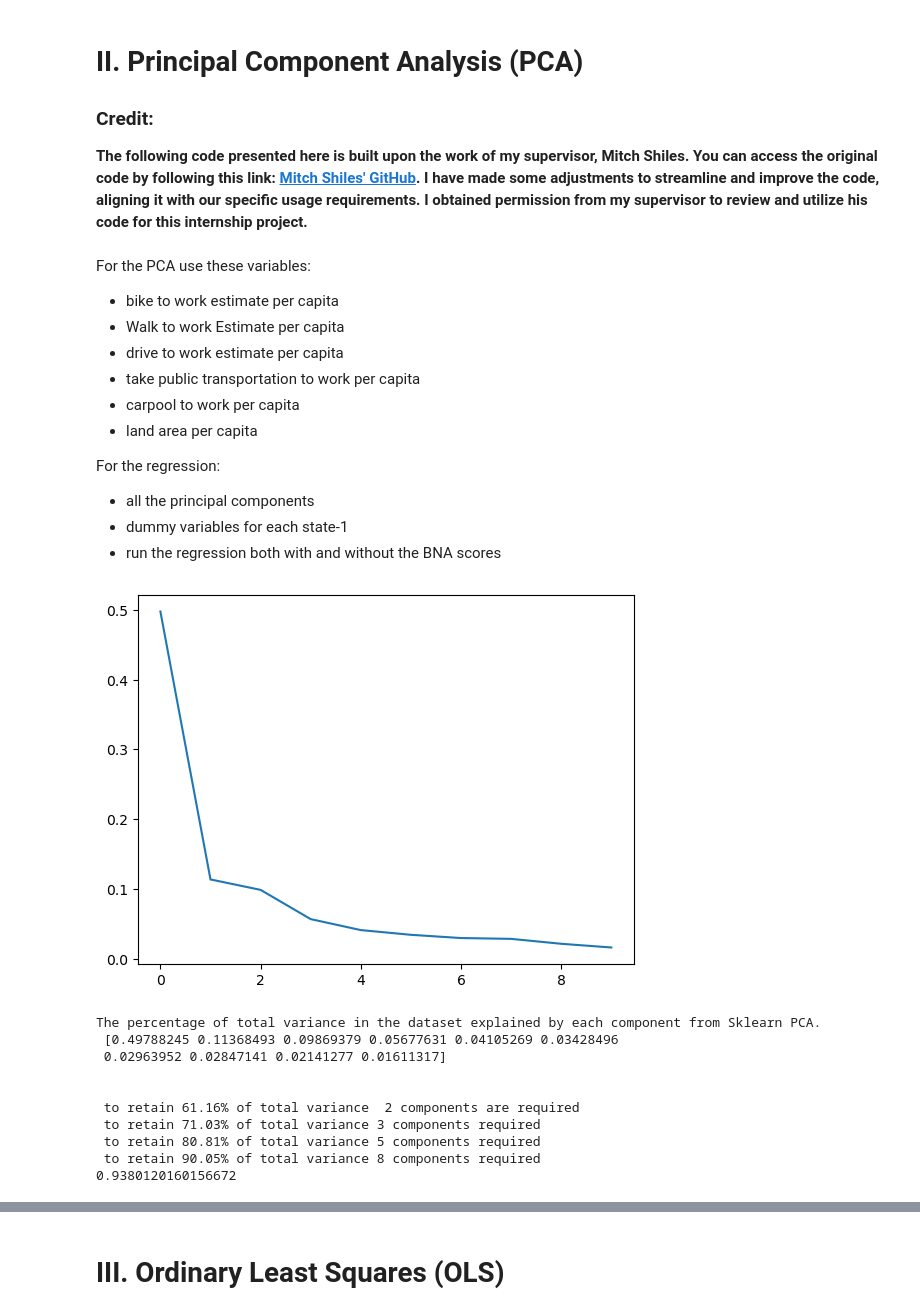
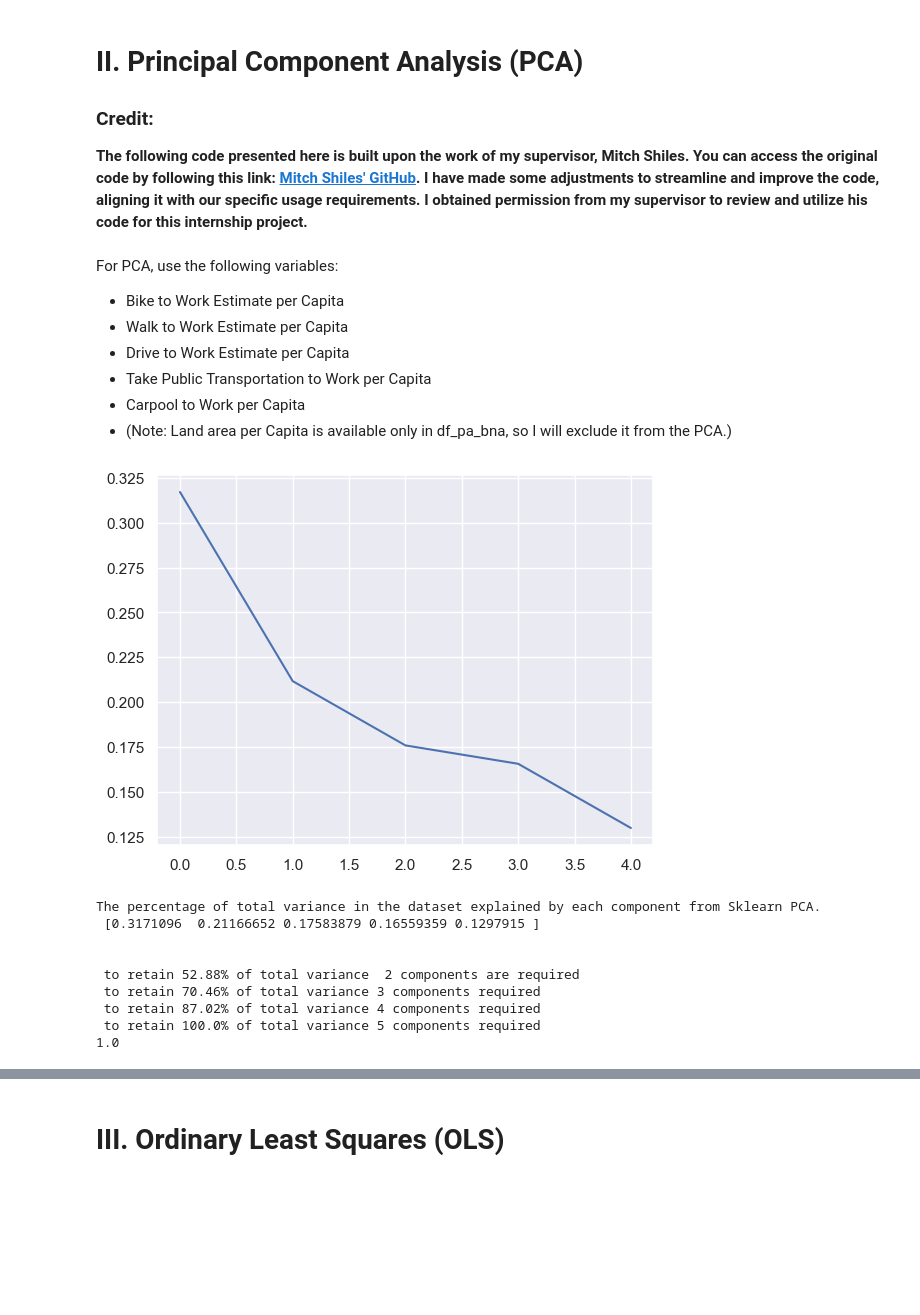
Before and after one commit to margaret613/Carlisle_Borough_Transportation_Study, a Jupyter notebook: crash_analysis_machine_learning_per_capita.ipynb, the cells around one changed output, grey strips where cells are left out. Cells and saved outputs as stored; diff of their text form; code cells hidden in the pictures; blank space fills up the shorter version.

Commit message:
finish run regression for OLS and PCA with and without BNA

```diff
--- a/crash_analysis_machine_learning_per_capita.ipynb
+++ b/crash_analysis_machine_learning_per_capita.ipynb
@@ -214,9 +219,14 @@ df_mass_crash['penn'] = 0
 # %%
-# Drop columns that df_mass_crash does not have
-drop_columns = ['EMPLOYEES_FULL_TIME', 'EMPLOYEES_PART_TIME', 'BICYCLE_SOLO_COUNT', 'BICYCLE_DEATH_SOLO_COUNT', 'BICYCLE_SUSP_SERIOUS_INJ_SOLO_COUNT', 'PED_SOLO_COUNT', 'PED_DEATH_SOLO_COUNT', 'PED_SUSP_SERIOUS_INJ_SOLO_COUNT', 'EMPLOYEES_FULL_TIME_PER_CAPITA', 'EMPLOYEES_PART_TIME_PER_CAPITA', 'BICYCLE_SOLO_COUNT_PER_CAPITA', 'BICYCLE_DEATH_SOLO_COUNT_PER_CAPITA', 'BICYCLE_SUSP_SERIOUS_INJ_SOLO_COUNT_PER_CAPITA', 'PED_SOLO_COUNT_PER_CAPITA', 'PED_DEATH_SOLO_COUNT_PER_CAPITA', 'PED_SUSP_SERIOUS_INJ_SOLO_COUNT_PER_CAPITA']
-df_pa_crash = df_pa_crash.drop(columns=drop_columns)
+# Find the common columns
+common_columns = list(set(df_pa_crash.columns) & set(df_col_crash.columns) & set(df_mass_crash.columns))
 
-# Reorder the columns of the df_mass_crash to match df_pa_crash
+# Keep to have the same columns
+df_mass_crash = df_mass_crash[common_columns]
+df_pa_crash = df_pa_crash[common_columns]
+df_col_crash = df_col_crash[common_columns]
+
+# Reorder the columns of the df_mass_crash and df_col_crash to match df_pa_crash
 df_mass_crash = df_mass_crash[df_pa_crash.columns]
+df_col_crash = df_col_crash[df_pa_crash.columns]
 # %%
 # Print the shape of each datadrame
@@ -226,10 +236,16 @@ df_mass_crash.shape, df_pa_crash.shape
 # %% [markdown]
 ## C. Merge df_pa_crash and df_mass_crash Dataframes
 # %%
-df_crash_bna = pd.concat([df_pa_crash, df_mass_crash], axis=0)
+# Merge dataframes
+crash_acs = pd.concat([df_pa_crash, df_mass_crash], axis=0)
+df_crash_acs = pd.concat([crash_acs, df_col_crash], axis=0)
+
 # Reset index
-df_crash_bna.reset_index(drop = True, inplace = True)
+df_crash_acs.reset_index(drop = True, inplace = True)
+
+# Check for the shape of the datafrane
+print(df_crash_acs.shape)
 
 # Show merge dataframe
-df_crash_bna.head()
+df_crash_acs.head()
 # %% [output]
@@ -243,3 +262,2 @@ df_crash_bna.head()
 # %%
-# Check for the shape of the datafrane
-df_crash_bna.shape
+df_crash_acs = pd.get_dummies(df_crash_acs, columns=['STATE'])
@@ -278,24 +292,24 @@ The BICYCLE_DEATH_BY_AUTO_COUNT variable is imbalanced.
 ### Credit:
 **The following code presented here is built upon the work of my supervisor, Mitch Shiles. You can access the original code by following this link: [Mitch Shiles' GitHub](https://github.com/rmshiles/Textiles-Spectroscopy-and-Supervised-Learning/blob/master/spectral%20analysis%20Final%20version.ipynb). I have made some adjustments to streamline and improve the code, aligning it with our specific usage requirements. I obtained permission from my supervisor to review and utilize his code for this internship project.**
 # %% [markdown]
-For the PCA use these variables:
-- bike to work estimate per capita
-- Walk to work Estimate per capita
-- drive to work estimate per capita
-- take public transportation to work per capita
-- carpool to work per capita
-- land area per capita
+For PCA, use the following variables:
 
-For the regression:
-- all the principal components
-- dummy variables for each state-1
-- run the regression both with and without the BNA scores
+- Bike to Work Estimate per Capita
+- Walk to Work Estimate per Capita
+- Drive to Work Estimate per Capita
+- Take Public Transportation to Work per Capita
+- Carpool to Work per Capita
+- (Note: Land area per Capita is available only in df_pa_bna, so I will exclude it from the PCA.)
 # %%
-# Copy df_crash_bna as df_crash_filtered
-df_crash_filtered = df_crash_bna.copy()
+# Copy df_crash_acs as df_crash_filtered
+df_crash_filtered = df_crash_acs.copy()
 
 # Drop the binary column while running the PCA
-df_crash_filtered.keep(columns=['BIKE_TO_WORK_EST_PER_CAPITA', 'WALK_TO_WORK_EST_PER_CAPITA', 'DRIVE_SOLO_TO_WORK_EST_PER_CAPITA', 'CARPOOL_TO_WORK_EST_PER_CAPITA'], inplace=True)
+df_crash_filtered = df_crash_filtered[['BIKE_TO_WORK_EST_PER_CAPITA',
+                                       'WALK_TO_WORK_EST_PER_CAPITA',
+                                       'DRIVE_SOLO_TO_WORK_EST_PER_CAPITA',
+                                       'CARPOOL_TO_WORK_EST_PER_CAPITA',
+                                       'PUBTRANS_TO_WORK_EST_PER_CAPITA']]
 # %%
 # Normalize the features
 crash_scaler = StandardScaler()
@@ -350,17 +364,16 @@ def Number_of_Principle_Components(X_standardized,n_components):
 
     print(sum(explained_variance))
 # %%
-Number_of_Principle_Components(crash_std,10)
+Number_of_Principle_Components(crash_std,5)
 # %% [output]
-[figure, old version]
+[figure, new version]
 The percentage of total variance in the dataset explained by each component from Sklearn PCA.
- [0.49788245 0.11368493 0.09869379 0.05677631 0.04105269 0.03428496
- 0.02963952 0.02847141 0.02141277 0.01611317]
+ [0.3171096  0.21166652 0.17583879 0.16559359 0.1297915 ]
 
 
- to retain 61.16% of total variance  2 components are required
- to retain 71.03% of total variance 3 components required
- to retain 80.81% of total variance 5 components required
- to retain 90.05% of total variance 8 components required
-0.9380120160156672
+ to retain 52.88% of total variance  2 components are required
+ to retain 70.46% of total variance 3 components required
+ to retain 87.02% of total variance 4 components required
+ to retain 100.0% of total variance 5 components required
+1.0
 # %%
```
Also changed, not shown: parts of 39 cells of this notebook, 4 other files.
